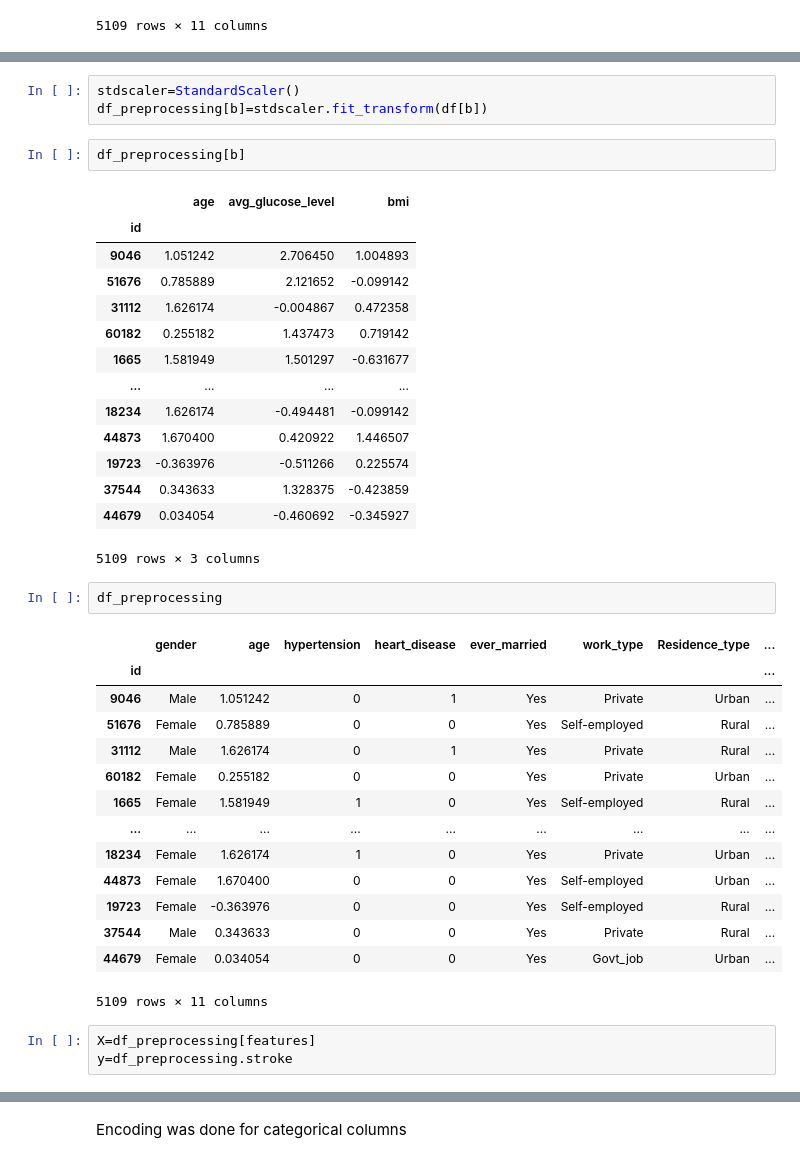
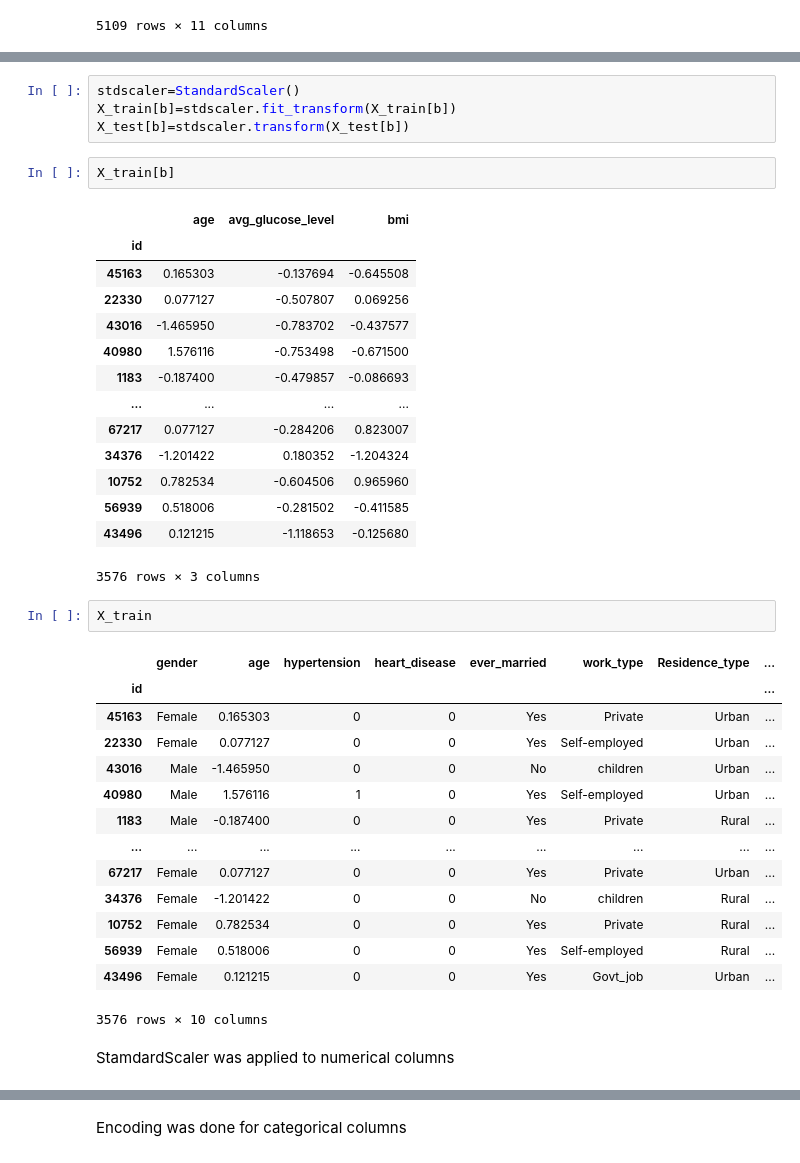
Before and after one commit to paulkimDSN/Capstone-2-Data-wranglling, a Jupyter notebook: preprocessing .ipynb, the cells around one changed output, grey strips where cells are left out. Cells and saved outputs as stored; diff of their text form.

```diff
--- a/preprocessing .ipynb
+++ b/preprocessing .ipynb
@@ -168,43 +197,43 @@ StamdardScaler was applied to numerical columns
 # %%
 stdscaler=StandardScaler()
-df_preprocessing[b]=stdscaler.fit_transform(df[b])
+X_train[b]=stdscaler.fit_transform(X_train[b])
+X_test[b]=stdscaler.transform(X_test[b])
 # %%
-df_preprocessing[b]
+X_train[b]
 # %% [output]
 |  | age | avg_glucose_level | bmi |
 | id |  |  |  |
-| 9046 | 1.051242 | 2.706450 | 1.004893 |
-| 51676 | 0.785889 | 2.121652 | -0.099142 |
-| 31112 | 1.626174 | -0.004867 | 0.472358 |
-| 60182 | 0.255182 | 1.437473 | 0.719142 |
-| 1665 | 1.581949 | 1.501297 | -0.631677 |
+| 45163 | 0.165303 | -0.137694 | -0.645508 |
+| 22330 | 0.077127 | -0.507807 | 0.069256 |
+| 43016 | -1.465950 | -0.783702 | -0.437577 |
+| 40980 | 1.576116 | -0.753498 | -0.671500 |
+| 1183 | -0.187400 | -0.479857 | -0.086693 |
 | ... | ... | ... | ... |
-| 18234 | 1.626174 | -0.494481 | -0.099142 |
-| 44873 | 1.670400 | 0.420922 | 1.446507 |
-| 19723 | -0.363976 | -0.511266 | 0.225574 |
-| 37544 | 0.343633 | 1.328375 | -0.423859 |
-| 44679 | 0.034054 | -0.460692 | -0.345927 |
+| 67217 | 0.077127 | -0.284206 | 0.823007 |
+| 34376 | -1.201422 | 0.180352 | -1.204324 |
+| 10752 | 0.782534 | -0.604506 | 0.965960 |
+| 56939 | 0.518006 | -0.281502 | -0.411585 |
+| 43496 | 0.121215 | -1.118653 | -0.125680 |
-5109 rows × 3 columns
+3576 rows × 3 columns
 # %%
-df_preprocessing
+X_train
 # %% [output]
 |  | gender | age | hypertension | heart_disease | ever_married | work_type | Residence_type | ... |
 | id |  |  |  |  |  |  |  | ... |
-| 9046 | Male | 1.051242 | 0 | 1 | Yes | Private | Urban | ... |
-| 51676 | Female | 0.785889 | 0 | 0 | Yes | Self-employed | Rural | ... |
-| 31112 | Male | 1.626174 | 0 | 1 | Yes | Private | Rural | ... |
-| 60182 | Female | 0.255182 | 0 | 0 | Yes | Private | Urban | ... |
-| 1665 | Female | 1.581949 | 1 | 0 | Yes | Self-employed | Rural | ... |
+| 45163 | Female | 0.165303 | 0 | 0 | Yes | Private | Urban | ... |
+| 22330 | Female | 0.077127 | 0 | 0 | Yes | Self-employed | Urban | ... |
+| 43016 | Male | -1.465950 | 0 | 0 | No | children | Urban | ... |
+| 40980 | Male | 1.576116 | 1 | 0 | Yes | Self-employed | Urban | ... |
+| 1183 | Male | -0.187400 | 0 | 0 | Yes | Private | Rural | ... |
 | ... | ... | ... | ... | ... | ... | ... | ... | ... |
-| 18234 | Female | 1.626174 | 1 | 0 | Yes | Private | Urban | ... |
-| 44873 | Female | 1.670400 | 0 | 0 | Yes | Self-employed | Urban | ... |
-| 19723 | Female | -0.363976 | 0 | 0 | Yes | Self-employed | Rural | ... |
-| 37544 | Male | 0.343633 | 0 | 0 | Yes | Private | Rural | ... |
-| 44679 | Female | 0.034054 | 0 | 0 | Yes | Govt_job | Urban | ... |
+| 67217 | Female | 0.077127 | 0 | 0 | Yes | Private | Urban | ... |
+| 34376 | Female | -1.201422 | 0 | 0 | No | children | Rural | ... |
+| 10752 | Female | 0.782534 | 0 | 0 | Yes | Private | Rural | ... |
+| 56939 | Female | 0.518006 | 0 | 0 | Yes | Self-employed | Rural | ... |
+| 43496 | Female | 0.121215 | 0 | 0 | Yes | Govt_job | Urban | ... |
-5109 rows × 11 columns
+3576 rows × 10 columns
-# %%
-X=df_preprocessing[features]
-y=df_preprocessing.stroke
+# %% [markdown]
+StamdardScaler was applied to numerical columns
 # %%
 X
 # %% [output]
```
Also changed, not shown: parts of 10 cells of this notebook.
